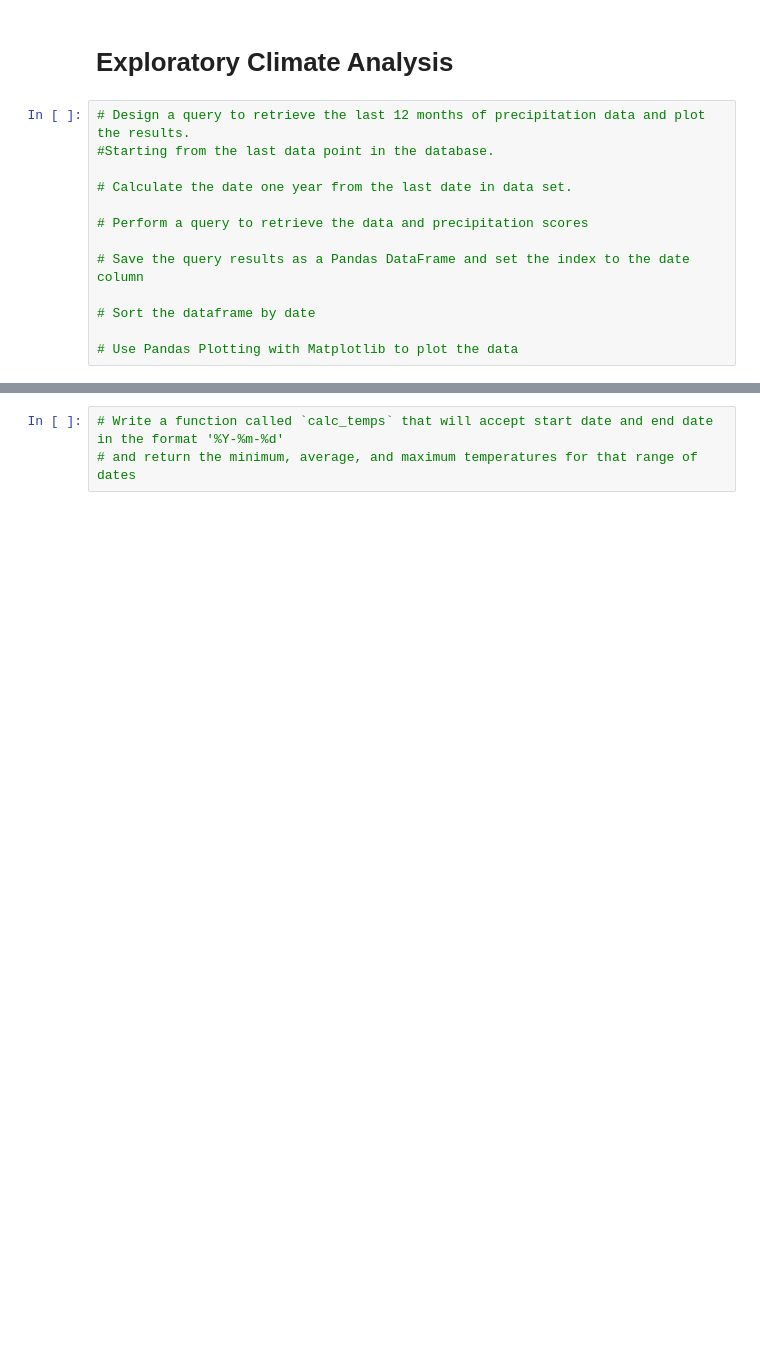
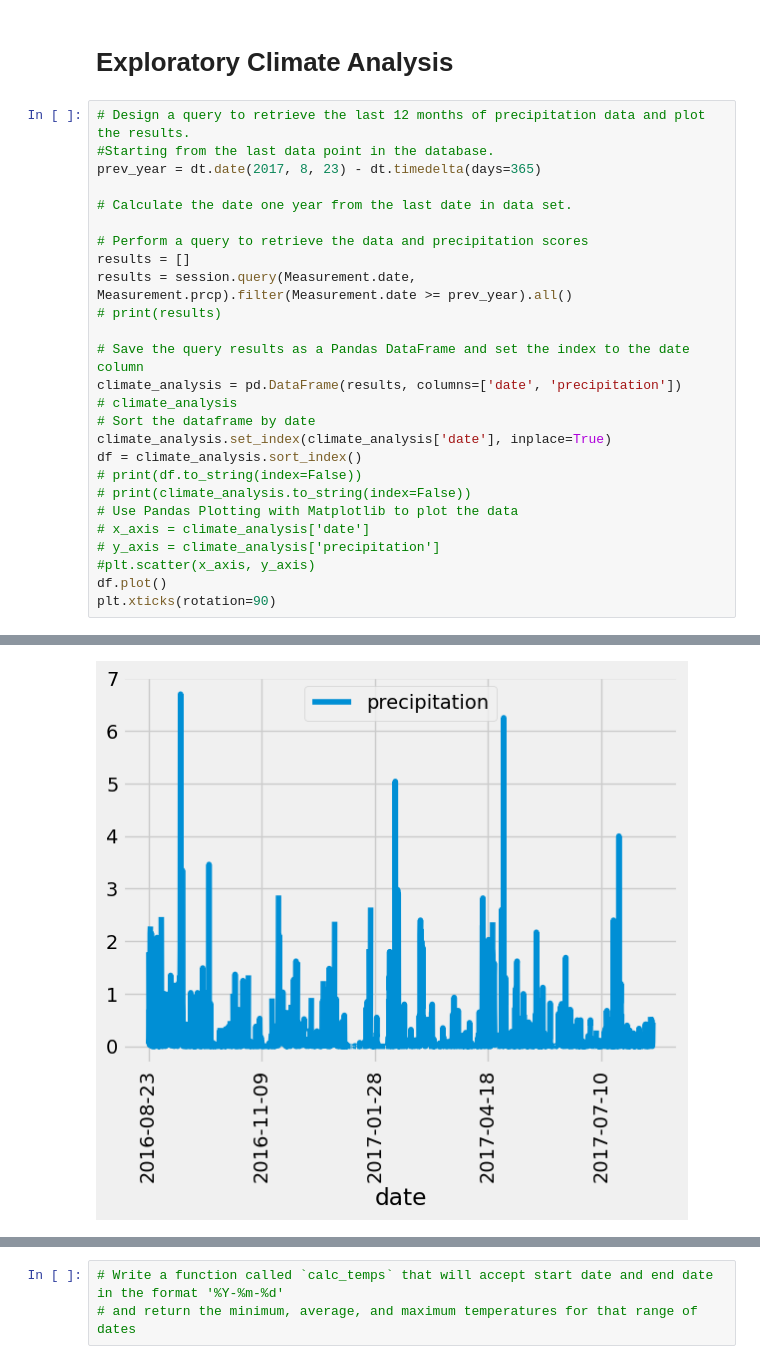
Before and after one commit to natehahn/surfs_up, a Jupyter notebook: Module/climate_analysis.ipynb, the cells around one changed output, grey strips where cells are left out. Cells and saved outputs as stored; diff of their text form; blank space fills up the shorter version.

```diff
--- a/Module/climate_analysis.ipynb
+++ b/Module/climate_analysis.ipynb
@@ -40,13 +40,27 @@ session = Session(engine)
 # %%
 # Design a query to retrieve the last 12 months of precipitation data and plot the results.
 #Starting from the last data point in the database.
+prev_year = dt.date(2017, 8, 23) - dt.timedelta(days=365)
 
 # Calculate the date one year from the last date in data set.
 
 # Perform a query to retrieve the data and precipitation scores
+results = []
+results = session.query(Measurement.date, Measurement.prcp).filter(Measurement.date >= prev_year).all()
+# print(results)
 
 # Save the query results as a Pandas DataFrame and set the index to the date column
-
+climate_analysis = pd.DataFrame(results, columns=['date', 'precipitation'])
+# climate_analysis
 # Sort the dataframe by date
-
+climate_analysis.set_index(climate_analysis['date'], inplace=True)
+df = climate_analysis.sort_index()
+# print(df.to_string(index=False))
+# print(climate_analysis.to_string(index=False))
 # Use Pandas Plotting with Matplotlib to plot the data
+# x_axis = climate_analysis['date']
+# y_axis = climate_analysis['precipitation']
+#plt.scatter(x_axis, y_axis)
+df.plot()
+plt.xticks(rotation=90)
+# %% [output]
@@ -53,2 +75,3 @@ session = Session(engine)
+[figure, added]
 # %%
 # Use Pandas to calcualte the summary statistics for the precipitation data
```
Also changed, not shown: parts of 6 cells of this notebook, 1 other file.
